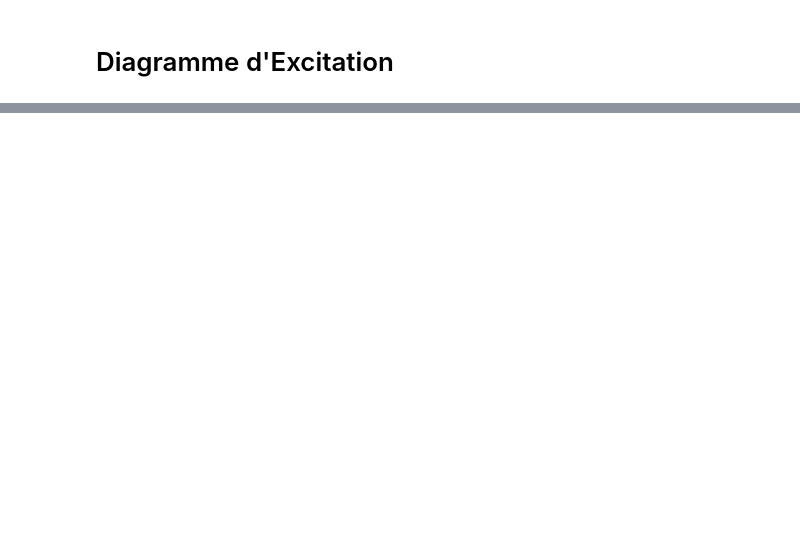
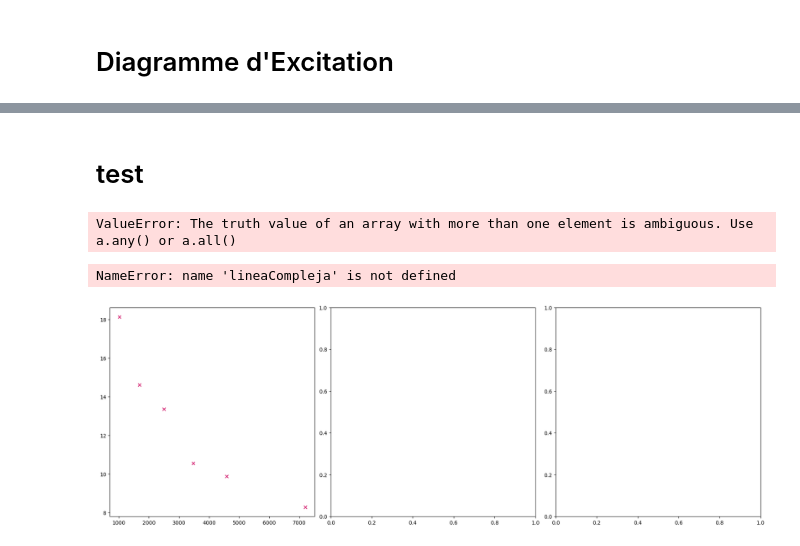
Before and after one commit to georgina-sampson/M04-Shocks, a Jupyter notebook: s05.ipynb, the cells around one changed output, grey strips where cells are left out. Cells and saved outputs as stored; diff of their text form; code cells hidden in the pictures; blank space fills up the shorter version.

```diff
--- a/s05.ipynb
+++ b/s05.ipynb
@@ -370,0 +376,37 @@ obs: 6 Raie: 1 = 2.88e+09 1 / cm2
+# %% [markdown]
+# test
+# %%
+def lineaCompleja(x,mch,mfr,bch,bfr):
+    if x > E_up[3].value+E_up[4].value/2: return mch*x+bch
+    else: return mfr*x+bfr
+
+xtest=np.array([E_up[r].value for r in raies])
+
+for obs, j in zip(observations, obs_tags):
+    obs['popt_test']=dict()
+
+    popt, pcov = spo.curve_fit(lineaCompleja, xtest, obs['yaxis_ln'])
+    obs['popt_test']=popt
+# %% [output]
+ValueError: The truth value of an array with more than one element is ambiguous. Use a.any() or a.all()
+# %%
+fig, axs = plt.subplots(ncols=3,figsize=(6*3,6), layout='constrained')
+colores={1:'#d62976',2:'#962fbf',6:'#fa7e1e'}
+
+for obs, j, ax in zip(observations, obs_tags, axs):
+    ax.scatter(xaxis, obs['yaxis_ln'], marker='x', c=colores[j])
+
+    ax.plot(xaxis, lineaCompleja(xaxis,obs['popt_test'][0],obs['popt_test'][1],obs['popt_test'][2],obs['popt_test'][3]),
+            '--', c=colores[j])
+    ax.text(f"$T_1$={-1/obs['popt_test'][0]:.2e} K")
+
+    ax.set_title(f'Observation {j}')
+    ax.set_xlabel("$E_{up}/k_B$ [K]")
+    ax.set_ylabel("$ln(N_{up}/g_{up})$ [cm$^{-2}$]")
+    ax.legend()
+
+fig.suptitle(f"Diagramme d'Excitation")
+fig.savefig('diagExcitFitTestCmplx.png')
+# %% [output]
+NameError: name 'lineaCompleja' is not defined
+[figure, added]
```
Also changed, not shown: parts of 11 cells of this notebook, 3 other files.
